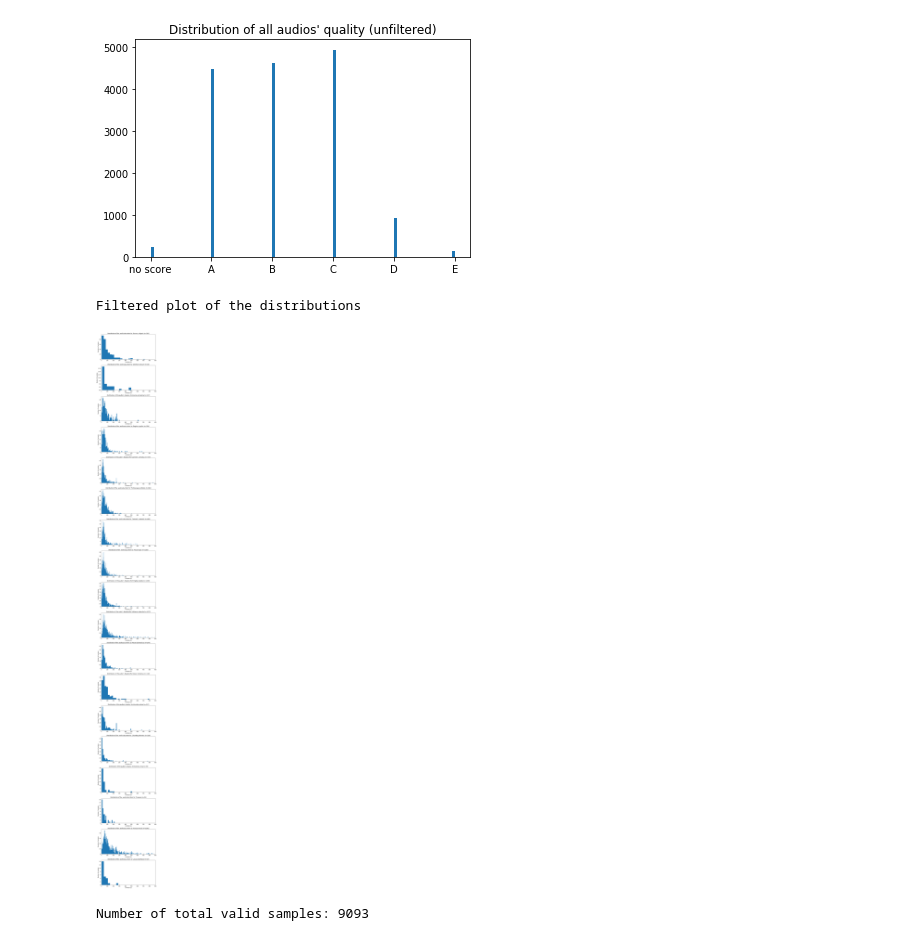
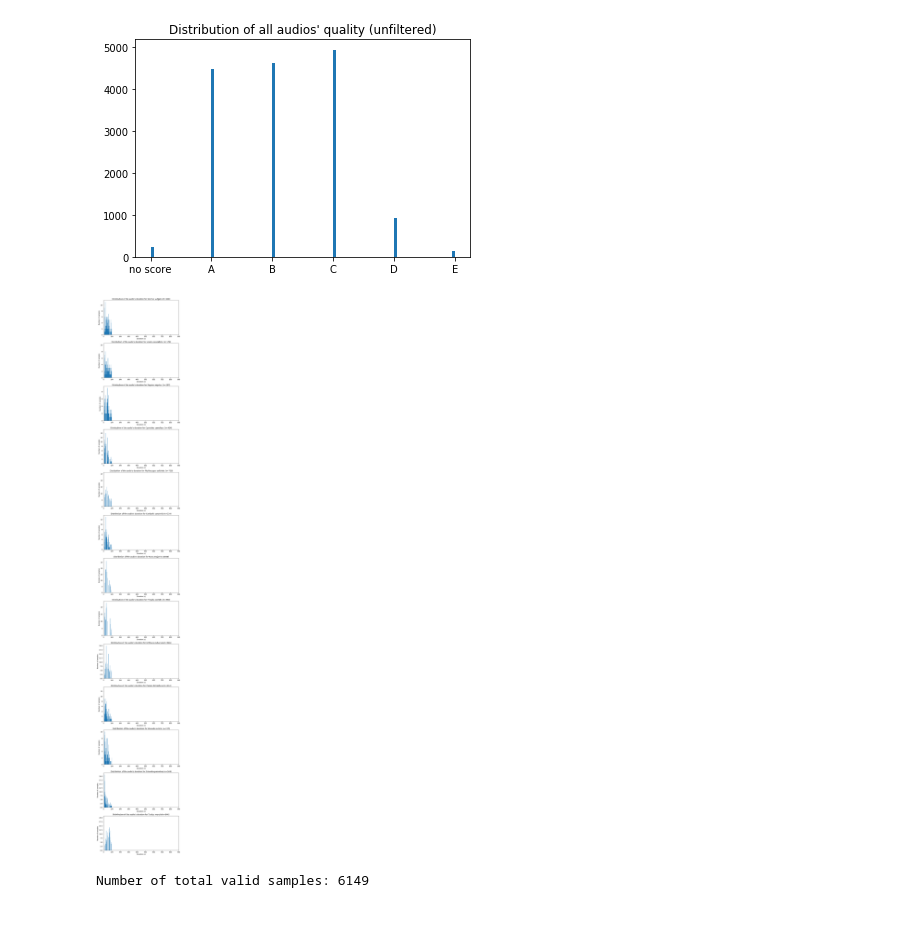
Before and after one commit to Richuo/Audio-Tagging-Silent-Cities, a Jupyter notebook: create_birds_dataset.ipynb, the cells around one changed output. Drawn from its saved outputs; the diff is of its cells as text; code cells hidden in the pictures.

Commit message:
new filter criteria

```diff
--- a/create_birds_dataset.ipynb
+++ b/create_birds_dataset.ipynb
@@ -14,7 +19,8 @@ import re
 import pandas as pd
 import matplotlib.pyplot as plt
 # %%
-DATA_PATH = "unfiltered_birds_df.csv"
+DATA_PATH_UNFILTERED = "unfiltered_birds_df.csv"
+DATA_PATH_FILTERED = "filtered_birds_df.csv"
 AUDIO_TYPE = ' type:song'
 # %%
 BirdsList = ['Sturnus vulgaris',
@@ -37,6 +43,13 @@ BirdsList = ['Sturnus vulgaris',
              'Turdus merula',
              'Larus argentatus',
             ]
+
+BannedList = ['Delichon urbicum',
+              'Passer montanus',
+              'Columba livia',
+              'Pica pica',
+              'Larus argentatus',
+              ]
 # %%
 def retrieve_jsondata(birdName, page=1):
     """
@@ -130,9 +157,9 @@ def get_filtered_df(df, birdName):
 
     return filtered_df
 # %%
-def plot_distrib(df, birdlist):
+def plot_distrib_duration(df, birdlist):
     """
-    Plot the number of valid samples and the distribution of their duration per specie.
+    Plot the number of valid samples and the distribution of their duration for each specie.
     """
     nbBirds = len(birdlist)
     total_valid_samples = 0
@@ -140,11 +167,11 @@ def plot_distrib(df, birdlist):
     axes = axes.ravel()
     for idx, ax in enumerate(axes):
         birdName = birdlist[idx]
-        filtered_df = get_filtered_df(df, birdName)
-        nb_valid_samples = len(filtered_df)
+        filtered_df_by_bird = df.loc[df['birdName'] == birdName]
+        nb_valid_samples = len(filtered_df_by_bird)
         total_valid_samples += nb_valid_samples
 
-        ax.hist(filtered_df['length'], bins=int(nb_valid_samples/3))
+        ax.hist(filtered_df_by_bird['length'], bins=int(nb_valid_samples/3))
         ax.set_title(f"Distribution of the audio's duration for {birdName} (n={nb_valid_samples})")
         ax.set_xlabel('Duration (s)')
         ax.set_ylabel('Number of samples')
@@ -186,10 +231,21 @@ plt.title("Distribution of all audios' quality (unfiltered)")
 plt.show()
 # %% [output]
 [figure]
-# %%
-print("Filtered plot of the distributions")
-plot_distrib(df, BirdsList)
-# %% [output]
-Filtered plot of the distributions
-[figure, removed]
-Number of total valid samples: 9093
+# %%
+# Remove some birds based on criterias.
+FinalList = [bird for bird in BirdsList if bird not in BannedList]
+
+# Filter the df
+#filtered_df = get_filtered_df(df)
+
+# Save filtered df to csv
+#filtered_df.to_csv(DATA_PATH_FILTERED, index=False)
+
+# Read filtered df from csv
+filtered_df = pd.read_csv(DATA_PATH_FILTERED)
+# %%
+# Filtered plot of the audio duration distribution
+plot_distrib_duration(filtered_df, FinalList)
+# %% [output]
+[figure, added]
+Number of total valid samples: 6149
```
Also changed, not shown: parts of 7 cells of this notebook, 1 other file.
